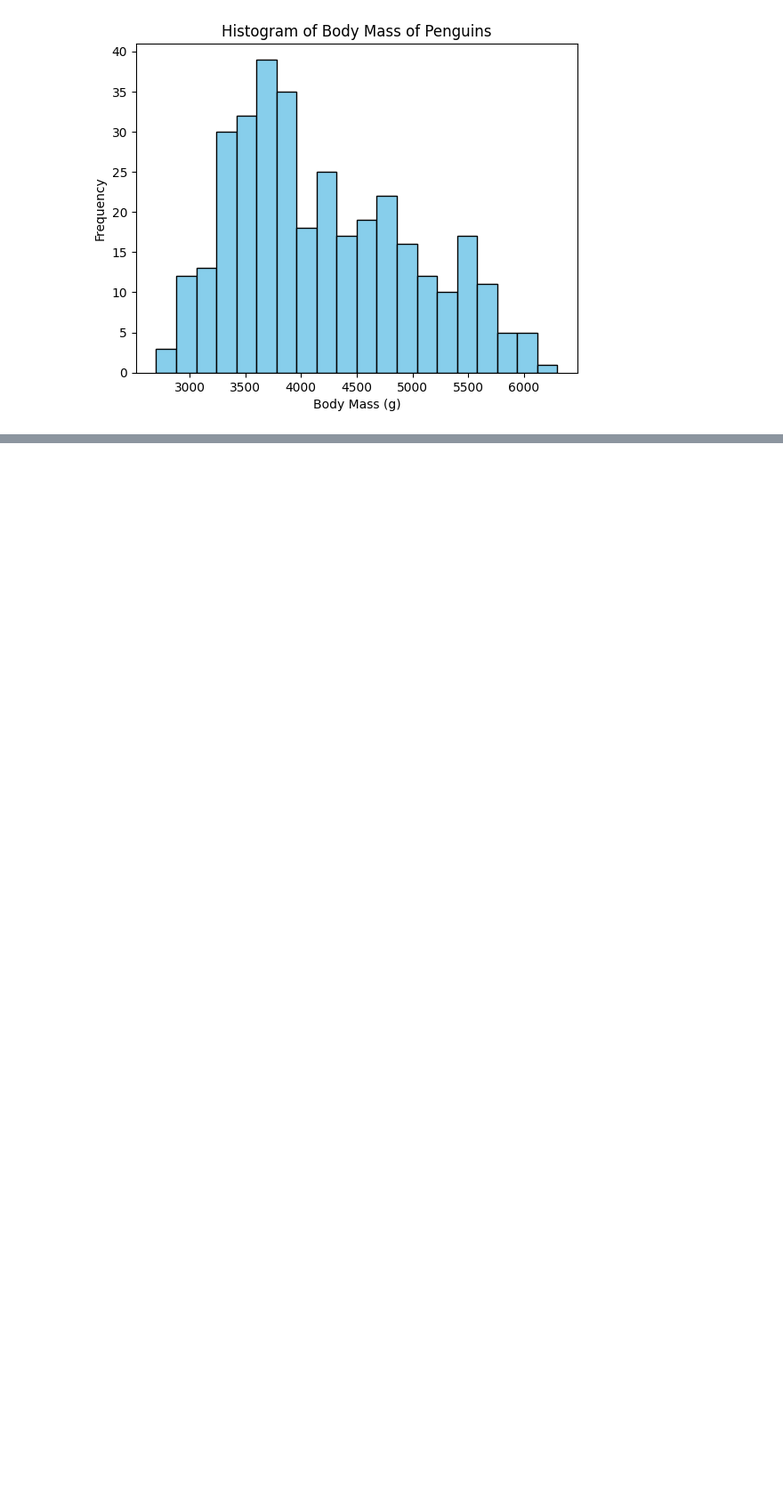
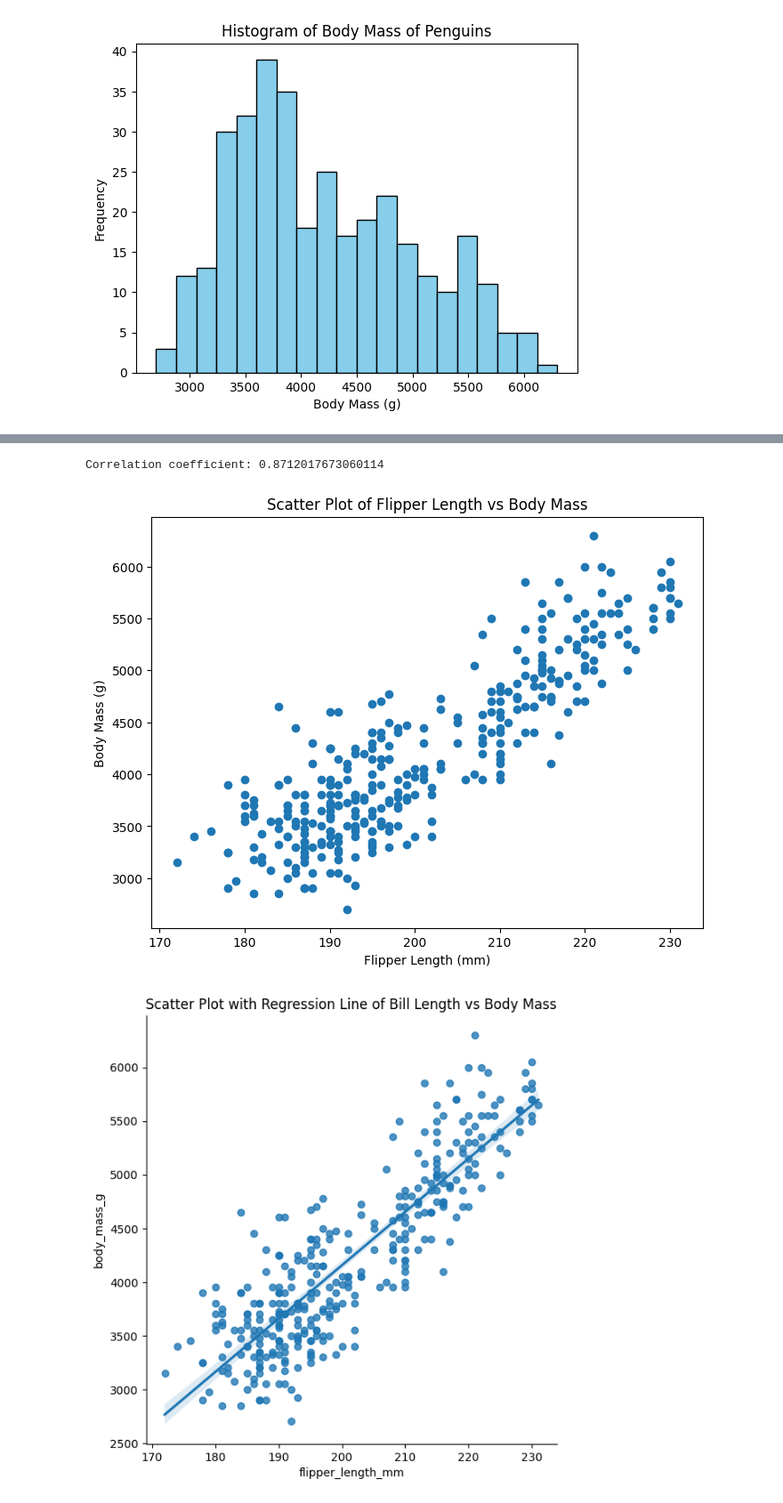
Before and after one commit to daveysull/principles_of_DA_project, a Jupyter notebook: mywork.ipynb, the cells around one changed output, grey strips where cells are left out. Shown at 89% size. Saved outputs shown, nothing was run; the diff lists cells and outputs as text; code cells hidden in the pictures; blank space fills up the shorter version.

```diff
--- a/mywork.ipynb
+++ b/mywork.ipynb
@@ -182,0 +187,29 @@ plt.show()
+# %%
+import pandas as pd
+import matplotlib.pyplot as plt
+import seaborn as sns
+from palmerpenguins import load_penguins
+
+# Load the palmerpenguins dataset
+penguins = load_penguins()
+
+# Compute correlation
+correlation = penguins['flipper_length_mm'].corr(penguins['body_mass_g'])
+print("Correlation coefficient:", correlation)
+
+# Visualize the relationship
+plt.figure(figsize=(8, 6))
+plt.scatter(penguins['flipper_length_mm'], penguins['body_mass_g'])
+plt.title('Scatter Plot of Flipper Length vs Body Mass')
+plt.xlabel('Flipper Length (mm)')
+plt.ylabel('Body Mass (g)')
+plt.show()
+
+# Seaborn scatter plot with regression line
+sns.lmplot(x='flipper_length_mm', y='body_mass_g', data=penguins, height=6)
+plt.title('Scatter Plot with Regression Line of Bill Length vs Body Mass')
+plt.show()
+# %% [output]
+Correlation coefficient: 0.8712017673060114
+[figure, added]
+[figure, added]
```
Also changed, not shown: parts of 1 cell of this notebook.
